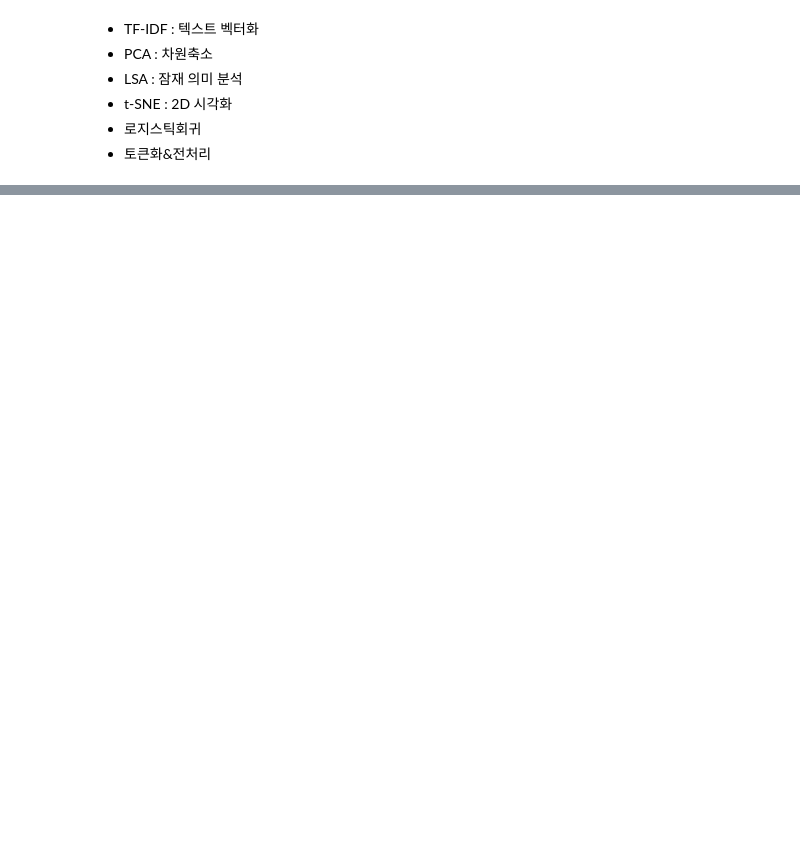
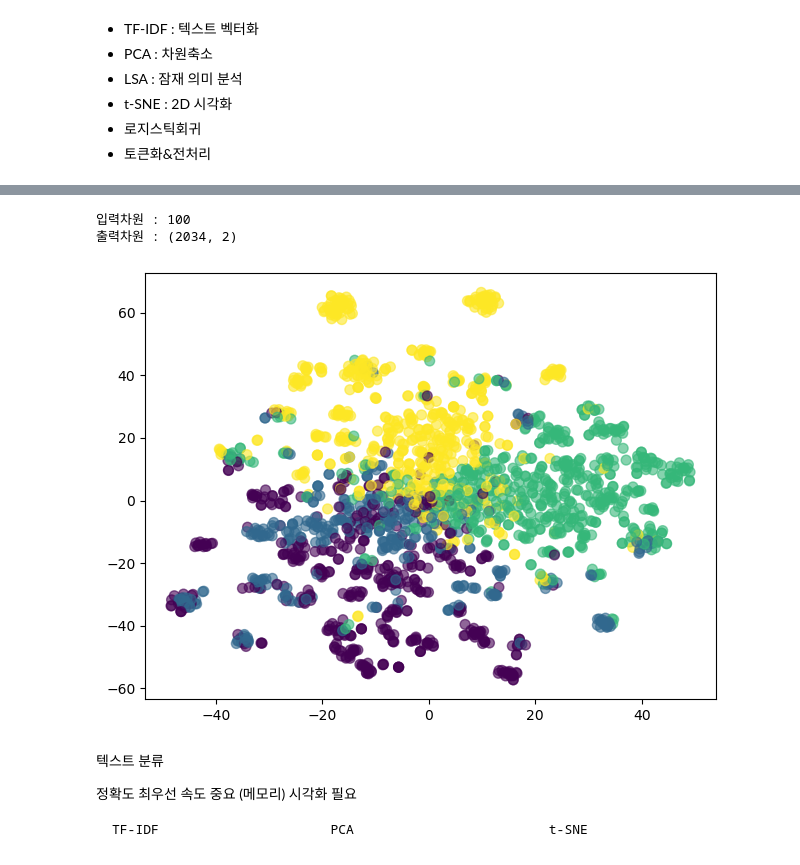
Before and after one commit to sy-choi25/python, a Jupyter notebook: LLM/04.pca.ipynb, the cells around one changed output, grey strips where cells are left out. Drawn from its saved outputs; the diff is of its cells as text; code cells hidden in the pictures; blank space fills up the shorter version.

```diff
--- a/LLM/04.pca.ipynb
+++ b/LLM/04.pca.ipynb
@@ -85,0 +129,21 @@ lr_clf = LogisticRegression(max_iter=200,
+# %%
+# lsa  잠재적 의미분석
+# tf-idf svd
+# PCA보다 의미론적 관계 잘 포착
+# 테스트 데이터에 효과적
+from sklearn.decomposition import TruncatedSVD
+svd = TruncatedSVD(n_components=100,random_state=42)
+x_train_lsa = svd.fit_transform(x_train_tfidf)
+x_test_lsa = svd.transform(x_test_tfidf)
+
+print(f'원본 차원 : {x_train_tfidf.shape[1]}')
+print(f'축소후 차원 : {x_train_lsa.shape[1]}')
+print(f'설명된 분산 : {svd.explained_variance_.sum()}')
+
+# lsa 후 분류
+lr_clf_lsa = LogisticRegression(max_iter=200,random_state=42)
+lr_clf_lsa.fit(x_train_lsa,y_train)
+
+print('주성분 분석 분류------------')
+print(f'학습정확도 : {lr_clf_lsa.score(x_train_lsa,y_train)}')
+print(f'테스트정확도 : {lr_clf_lsa.score(x_test_lsa,y_test)}')
@@ -85,0 +173,23 @@ lr_clf = LogisticRegression(max_iter=200,
+# %%
+# t-sne  2D 시각화
+# 고차원 데이터를 2D/3D 변환
+# 비슷한 데이터는 가깝게 다른데이터는 멀리 배치
+# 계산이 오래 걸리지만 시각화 효과 가 뛰어남
+# 주의 : 분석용이 아니라 시각화 전용
+from sklearn.manifold import TSNE
+# perplexity 이웃개수 조절
+tsne = TSNE(n_components=2, random_state=42, perplexity=30)
+tnse_lsa = tsne.fit_transform(x_train_lsa)
+print(f'입력차원 : {x_train_lsa.shape[1]}')
+print(f'출력차원 : {tnse_lsa.shape}')
+# %% [output]
+입력차원 : 100
+출력차원 : (2034, 2)
+# %%
+import matplotlib.pyplot as plt
+colors = y_train[:len(tnse_lsa)]
+plt.scatter(tnse_lsa[:,0],tnse_lsa[:,1],c=colors,cmap='viridis',alpha=0.6, s =50)
+plt.tight_layout()
+plt.show()
+# %% [output]
+[figure, added]
@@ -85,0 +216,6 @@ lr_clf = LogisticRegression(max_iter=200,
+# %% [markdown]
+텍스트 분류
+
+정확도 최우선               속도 중요 (메모리)          시각화 필요
+
+    TF-IDF                      PCA                         t-SNE
```
Also changed, not shown: parts of 8 cells of this notebook, 2 other files.
